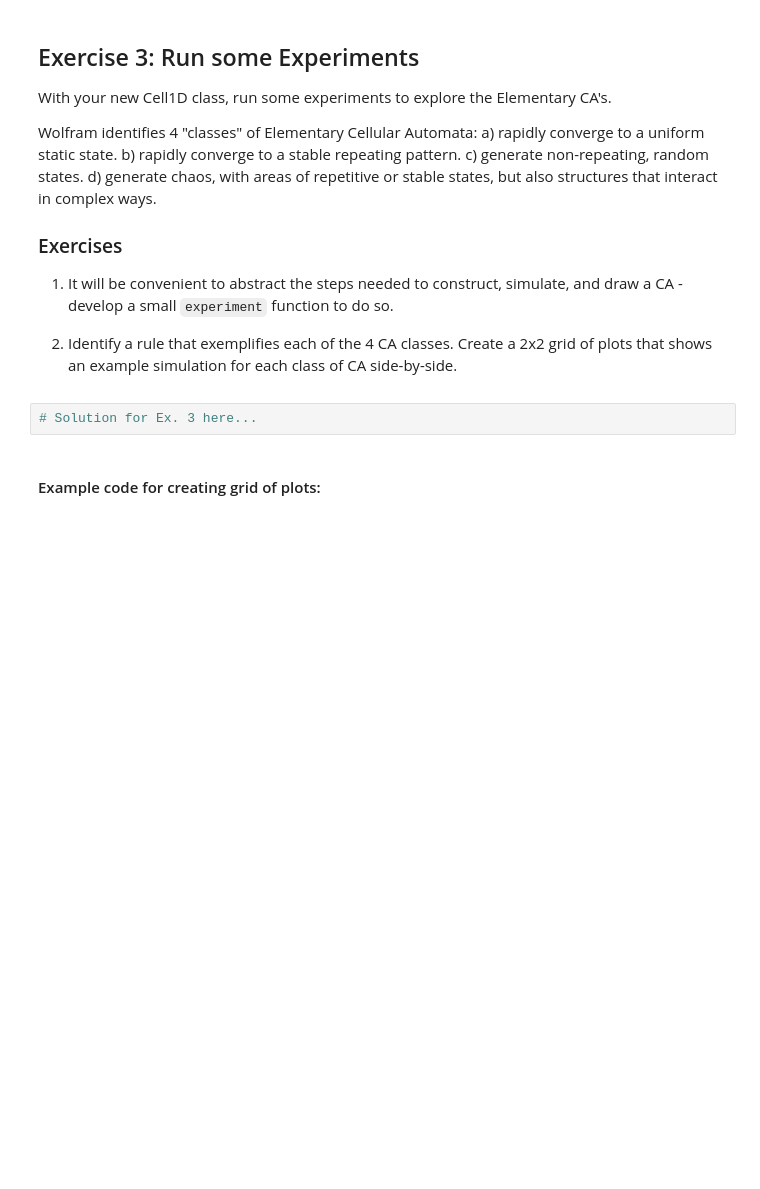
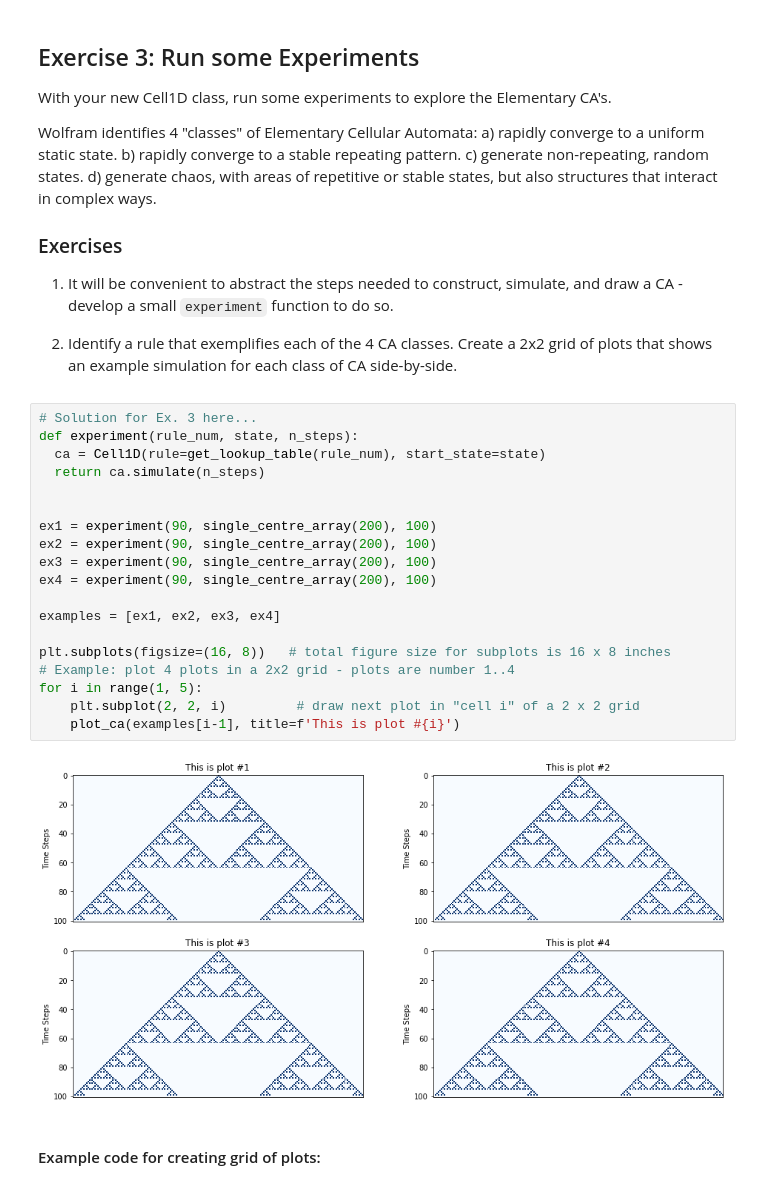
Before and after one commit to owengenge/cap-comp215, a Jupyter notebook: labs/lab05.ipynb, the cells around one changed output. Cells and saved outputs as stored; diff of their text form; blank space fills up the shorter version.

```diff
--- a/labs/lab05.ipynb
+++ b/labs/lab05.ipynb
@@ -183,8 +193,27 @@ Wolfram identifies 4 "classes" of Elementary Cellular Automata:
 
 2. Identify a rule that exemplifies each of the 4 CA classes.
    Create a 2x2 grid of plots that shows an example simulation for each class of CA side-by-side.
-# %%
-# Solution for Ex. 3 here...
+# %%
+# Solution for Ex. 3 here...
+def experiment(rule_num, state, n_steps):
+  ca = Cell1D(rule=get_lookup_table(rule_num), start_state=state)
+  return ca.simulate(n_steps)
+
+
+ex1 = experiment(90, single_centre_array(200), 100)
+ex2 = experiment(90, single_centre_array(200), 100)
+ex3 = experiment(90, single_centre_array(200), 100)
+ex4 = experiment(90, single_centre_array(200), 100)
+
+examples = [ex1, ex2, ex3, ex4]
+
+plt.subplots(figsize=(16, 8))   # total figure size for subplots is 16 x 8 inches
+# Example: plot 4 plots in a 2x2 grid - plots are number 1..4
+for i in range(1, 5):
+    plt.subplot(2, 2, i)         # draw next plot in "cell i" of a 2 x 2 grid
+    plot_ca(examples[i-1], title=f'This is plot #{i}')
+# %% [output]
+[figure, added]
 # %% [markdown]
 #### Example code for creating grid of plots:
 # %%
```
Also changed, not shown: parts of 4 cells of this notebook.
